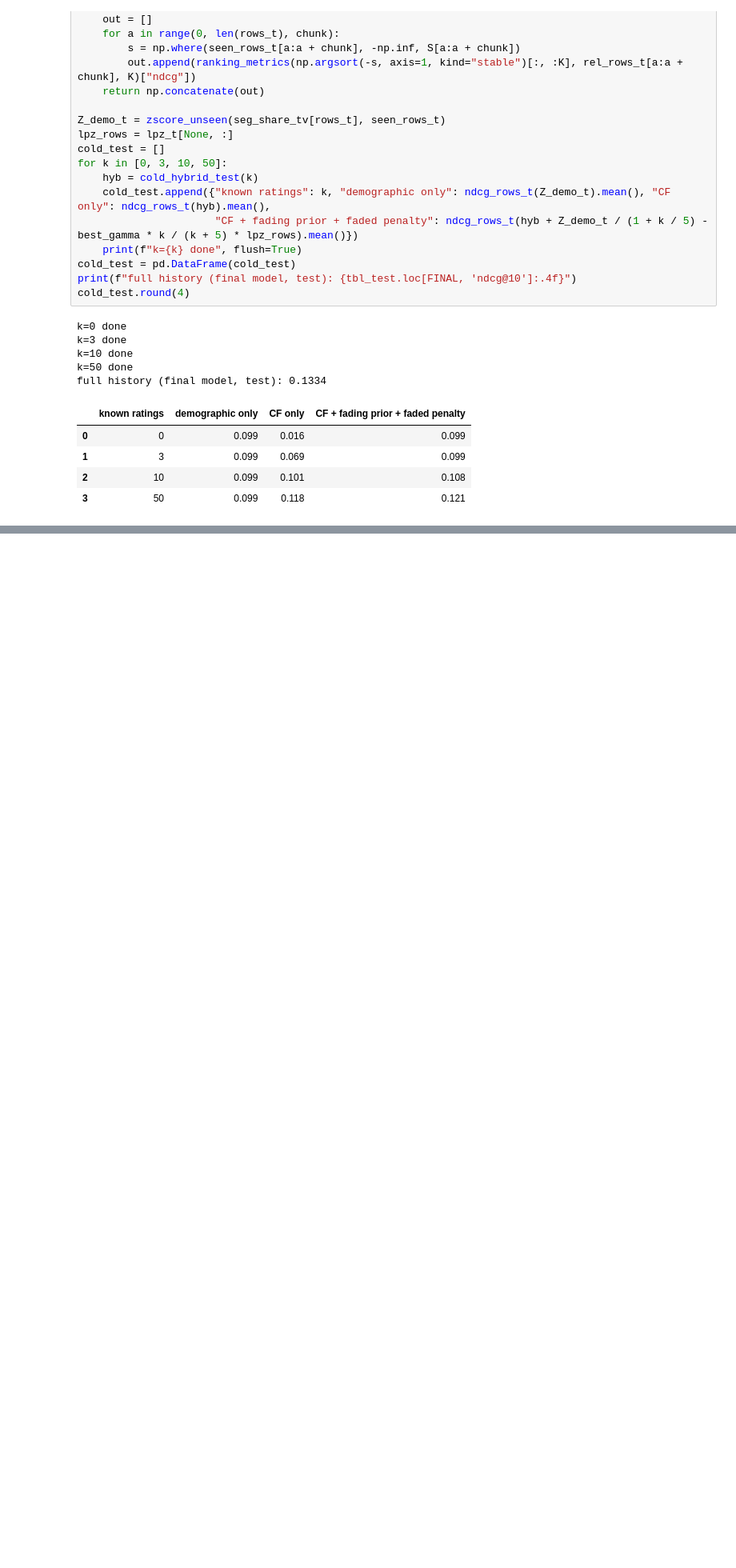
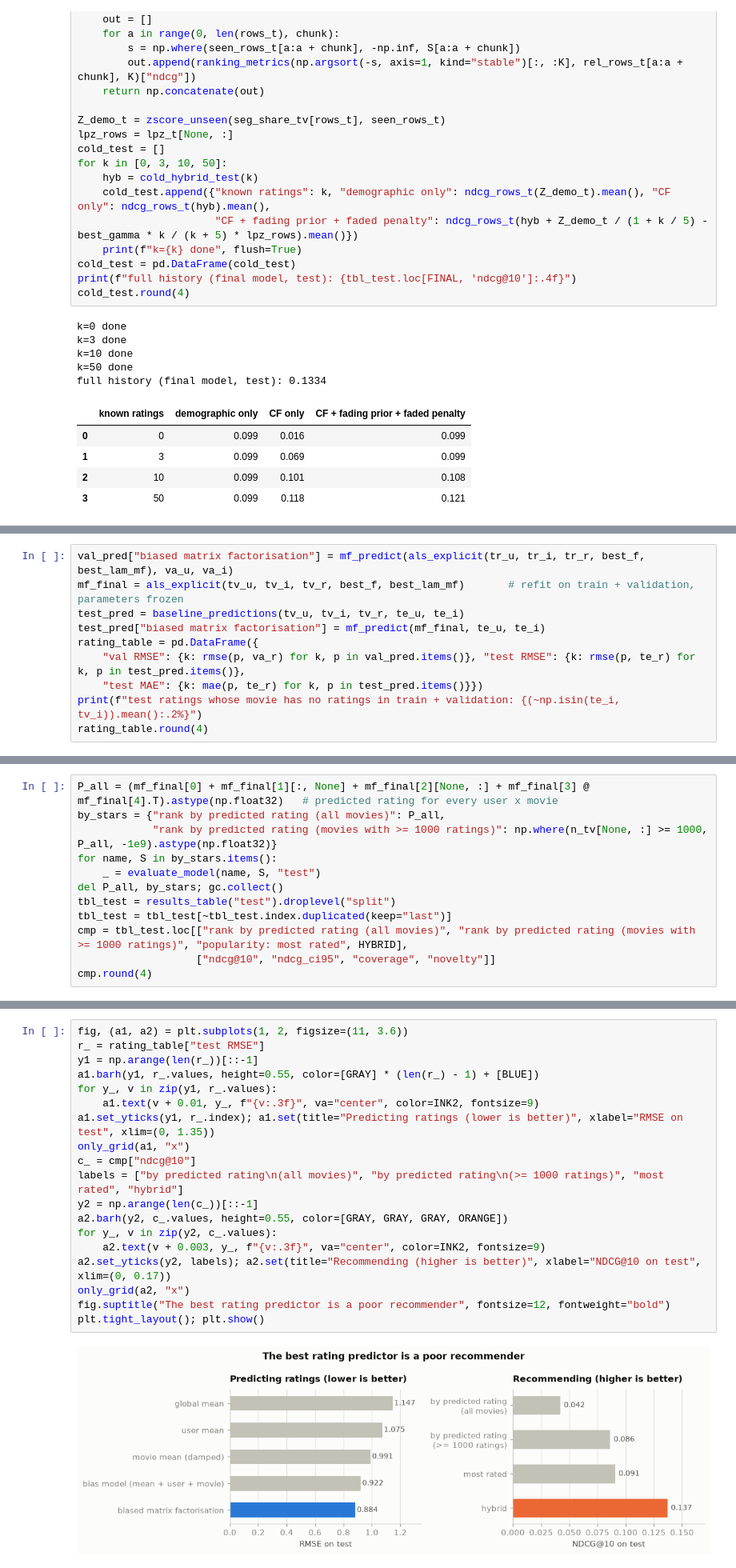
Before and after one commit to anushka-tyagi01/movie-recommendation-engine, a Jupyter notebook: notebooks/movie_recommendation_engine.ipynb, the cells around one changed output, grey strips where cells are left out. Shown at 80% size. Drawn from its saved outputs; the diff is of its cells as text; blank space fills up the shorter version.

Commit message:
Add data section, interpretations for steps 7-11, conclusion

```diff
--- a/notebooks/movie_recommendation_engine.ipynb
+++ b/notebooks/movie_recommendation_engine.ipynb
@@ -2128,0 +2238,10 @@ full history (final model, test): 0.1334
+# %%
+val_pred["biased matrix factorisation"] = mf_predict(als_explicit(tr_u, tr_i, tr_r, best_f, best_lam_mf), va_u, va_i)
+mf_final = als_explicit(tv_u, tv_i, tv_r, best_f, best_lam_mf)       # refit on train + validation, parameters frozen
+test_pred = baseline_predictions(tv_u, tv_i, tv_r, te_u, te_i)
+test_pred["biased matrix factorisation"] = mf_predict(mf_final, te_u, te_i)
+rating_table = pd.DataFrame({
+    "val RMSE": {k: rmse(p, va_r) for k, p in val_pred.items()}, "test RMSE": {k: rmse(p, te_r) for k, p in test_pred.items()},
+    "test MAE": {k: mae(p, te_r) for k, p in test_pred.items()}})
+print(f"test ratings whose movie has no ratings in train + validation: {(~np.isin(te_i, tv_i)).mean():.2%}")
+rating_table.round(4)
@@ -2128,0 +2256,12 @@ full history (final model, test): 0.1334
+# %%
+P_all = (mf_final[0] + mf_final[1][:, None] + mf_final[2][None, :] + mf_final[3] @ mf_final[4].T).astype(np.float32)   # predicted rating for every user x movie
+by_stars = {"rank by predicted rating (all movies)": P_all,
+            "rank by predicted rating (movies with >= 1000 ratings)": np.where(n_tv[None, :] >= 1000, P_all, -1e9).astype(np.float32)}
+for name, S in by_stars.items():
+    _ = evaluate_model(name, S, "test")
+del P_all, by_stars; gc.collect()
+tbl_test = results_table("test").droplevel("split")
+tbl_test = tbl_test[~tbl_test.index.duplicated(keep="last")]
+cmp = tbl_test.loc[["rank by predicted rating (all movies)", "rank by predicted rating (movies with >= 1000 ratings)", "popularity: most rated", HYBRID],
+                   ["ndcg@10", "ndcg_ci95", "coverage", "novelty"]]
+cmp.round(4)
@@ -2128,0 +2277,21 @@ full history (final model, test): 0.1334
+# %%
+fig, (a1, a2) = plt.subplots(1, 2, figsize=(11, 3.6))
+r_ = rating_table["test RMSE"]
+y1 = np.arange(len(r_))[::-1]
+a1.barh(y1, r_.values, height=0.55, color=[GRAY] * (len(r_) - 1) + [BLUE])
+for y_, v in zip(y1, r_.values):
+    a1.text(v + 0.01, y_, f"{v:.3f}", va="center", color=INK2, fontsize=9)
+a1.set_yticks(y1, r_.index); a1.set(title="Predicting ratings (lower is better)", xlabel="RMSE on test", xlim=(0, 1.35))
+only_grid(a1, "x")
+c_ = cmp["ndcg@10"]
+labels = ["by predicted rating\n(all movies)", "by predicted rating\n(>= 1000 ratings)", "most rated", "hybrid"]
+y2 = np.arange(len(c_))[::-1]
+a2.barh(y2, c_.values, height=0.55, color=[GRAY, GRAY, GRAY, ORANGE])
+for y_, v in zip(y2, c_.values):
+    a2.text(v + 0.003, y_, f"{v:.3f}", va="center", color=INK2, fontsize=9)
+a2.set_yticks(y2, labels); a2.set(title="Recommending (higher is better)", xlabel="NDCG@10 on test", xlim=(0, 0.17))
+only_grid(a2, "x")
+fig.suptitle("The best rating predictor is a poor recommender", fontsize=12, fontweight="bold")
+plt.tight_layout(); plt.show()
+# %% [output]
+[figure, added]
```
Also changed, not shown: parts of 13 cells of this notebook.
